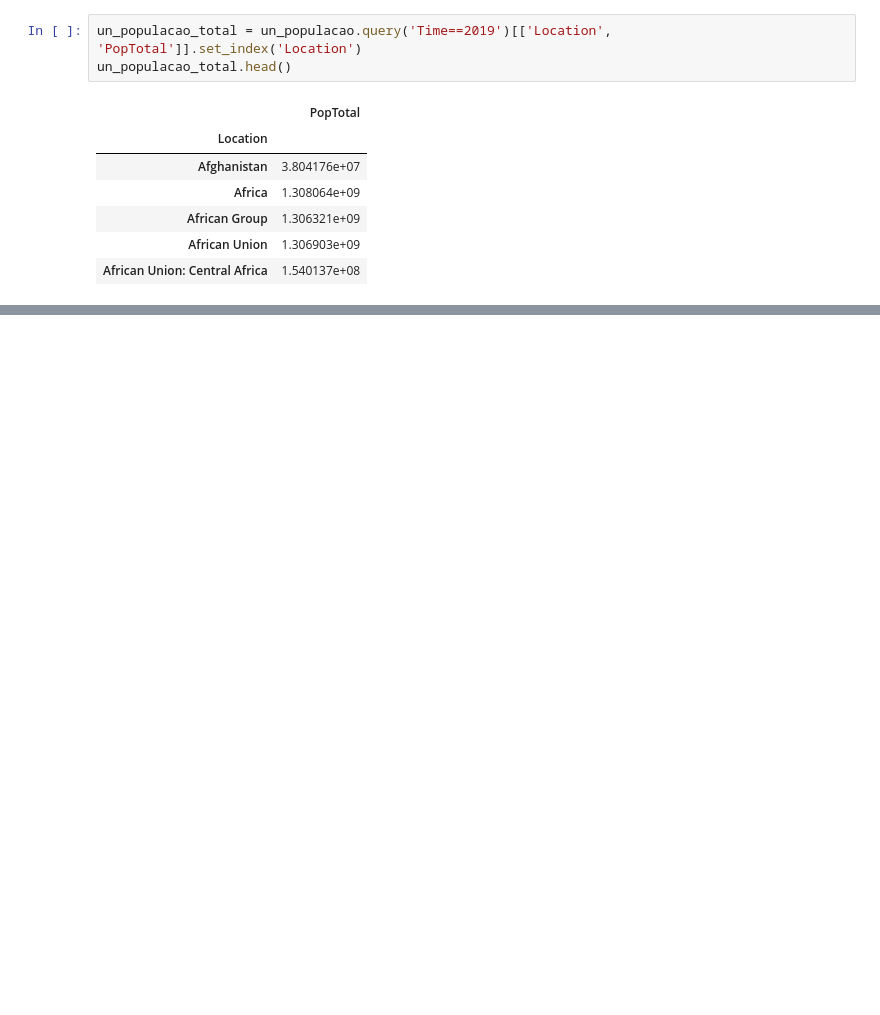
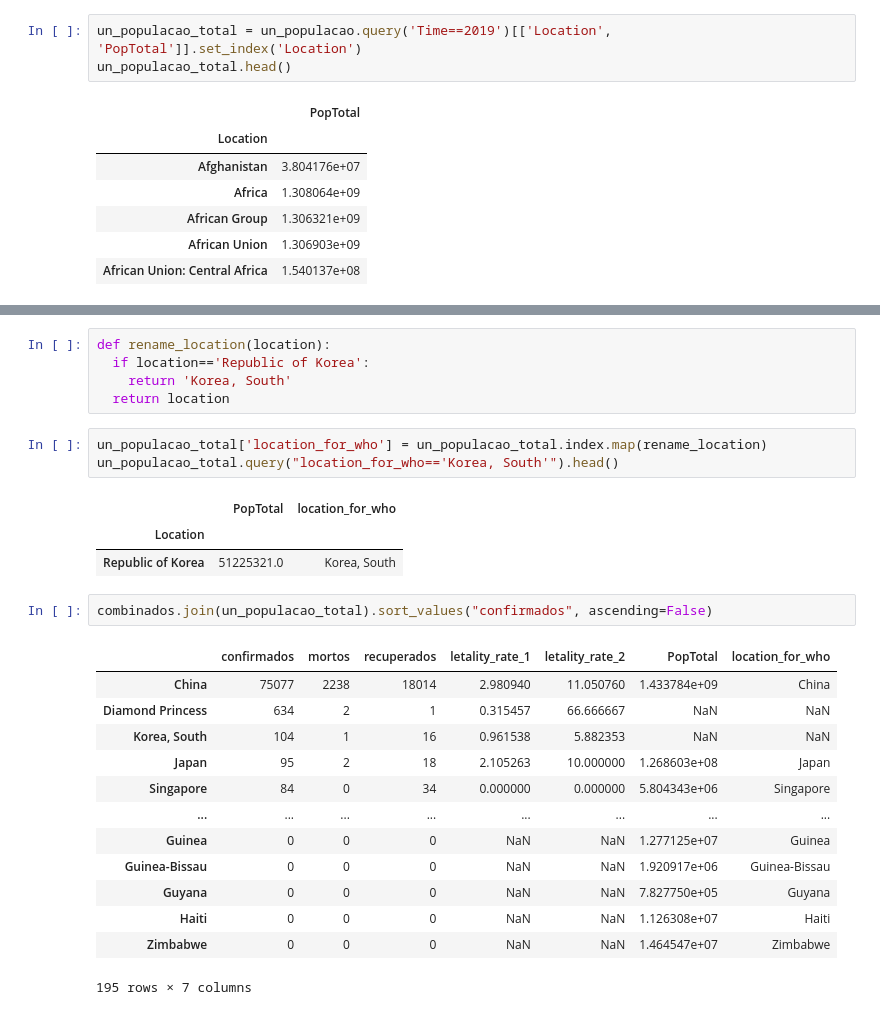
Before and after one commit to Helsonfs/Estudos_data_science_cvirus, a Jupyter notebook: Estudos_Data_Science_Covid_19.ipynb, the cells around one changed output, grey strips where cells are left out. Drawn from its saved outputs; the diff is of its cells as text; blank space fills up the shorter version.

```diff
--- a/Estudos_Data_Science_Covid_19.ipynb
+++ b/Estudos_Data_Science_Covid_19.ipynb
@@ -601,0 +643,28 @@ TypeError: ignored
+# %%
+def rename_location(location):
+  if location=='Republic of Korea':
+    return 'Korea, South'
+  return location
+# %%
+un_populacao_total['location_for_who'] = un_populacao_total.index.map(rename_location)
+un_populacao_total.query("location_for_who=='Korea, South'").head()
+# %% [output]
+|  | PopTotal | location_for_who |
+| Location |  |  |
+| Republic of Korea | 51225321.0 | Korea, South |
+# %%
+combinados.join(un_populacao_total).sort_values("confirmados", ascending=False)
+# %% [output]
+|  | confirmados | mortos | recuperados | letality_rate_1 | letality_rate_2 | PopTotal | location_for_who |
+| China | 75077 | 2238 | 18014 | 2.980940 | 11.050760 | 1.433784e+09 | China |
+| Diamond Princess | 634 | 2 | 1 | 0.315457 | 66.666667 | NaN | NaN |
+| Korea, South | 104 | 1 | 16 | 0.961538 | 5.882353 | NaN | NaN |
+| Japan | 95 | 2 | 18 | 2.105263 | 10.000000 | 1.268603e+08 | Japan |
+| Singapore | 84 | 0 | 34 | 0.000000 | 0.000000 | 5.804343e+06 | Singapore |
+| ... | ... | ... | ... | ... | ... | ... | ... |
+| Guinea | 0 | 0 | 0 | NaN | NaN | 1.277125e+07 | Guinea |
+| Guinea-Bissau | 0 | 0 | 0 | NaN | NaN | 1.920917e+06 | Guinea-Bissau |
+| Guyana | 0 | 0 | 0 | NaN | NaN | 7.827750e+05 | Guyana |
+| Haiti | 0 | 0 | 0 | NaN | NaN | 1.126308e+07 | Haiti |
+| Zimbabwe | 0 | 0 | 0 | NaN | NaN | 1.464547e+07 | Zimbabwe |
+195 rows × 7 columns
```
Also changed, not shown: parts of 22 cells of this notebook.
